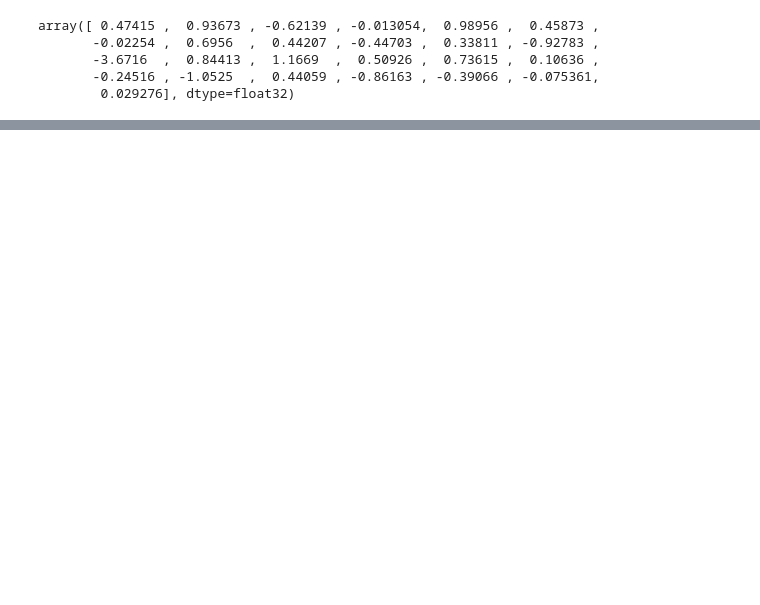
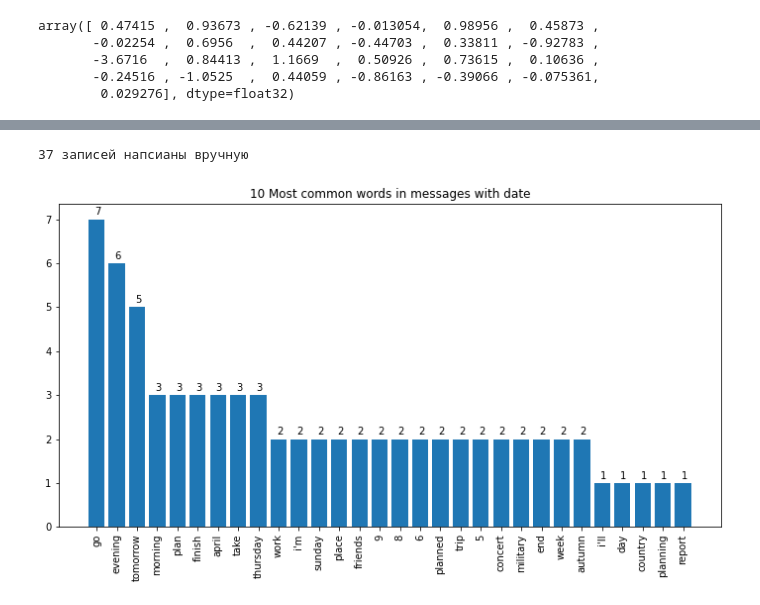
Before and after one commit to geniusserg/PlanningLooker, a Jupyter notebook: notebooks/NLP.ipynb, the cells around one changed output, grey strips where cells are left out. Cells and saved outputs as stored; diff of their text form; code cells hidden in the pictures; blank space fills up the shorter version.

```diff
--- a/notebooks/NLP.ipynb
+++ b/notebooks/NLP.ipynb
@@ -262,0 +273,25 @@ Bad pipe message: %s [b'\x0f\x00\x0c\x00\x1a\x00\t\x00\x14\x00\x11\x00\x19\x00\x
+# %%
+print(f"{len(df_manual)} записей напсианы вручную")
+# %% [output]
+37 записей напсианы вручную
+# %%
+counter_words_manual = Counter()
+def pipeline(input):
+  output = prepare_text(input)
+  output = stopwords_delete(output)
+  for word in output:
+    counter_words_manual[word] += 1         # collect frequencies
+  return output
+df_manual = [pipeline(i) for i in df_manual]
+# %%
+data = counter_words_manual.most_common(30)
+x = [x[0] for x in data]
+y = [l[1] for l in data]
+plt.figure(figsize=(12, 6))
+plt.bar(x, y)
+plt.xticks(rotation=90)
+plt.title("10 Most common words in messages with date")
+for i in range(len(x)):
+  plt.text(i-0.1,y[i]+0.1,y[i])
+# %% [output]
+[figure, added]
```
Also changed, not shown: parts of 23 cells of this notebook, 4 other files.
